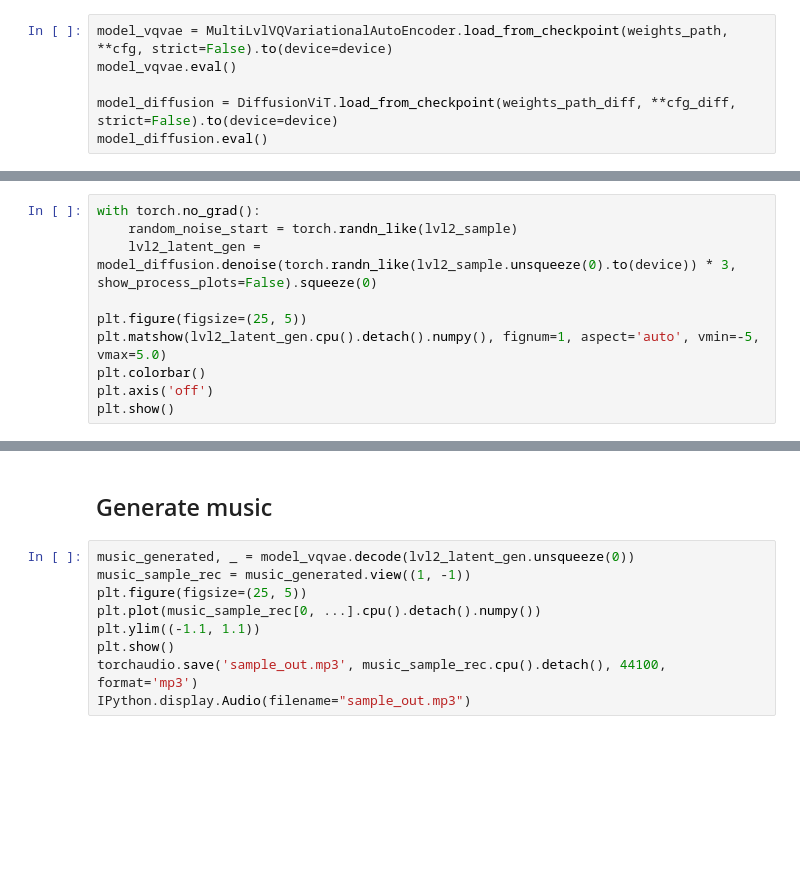
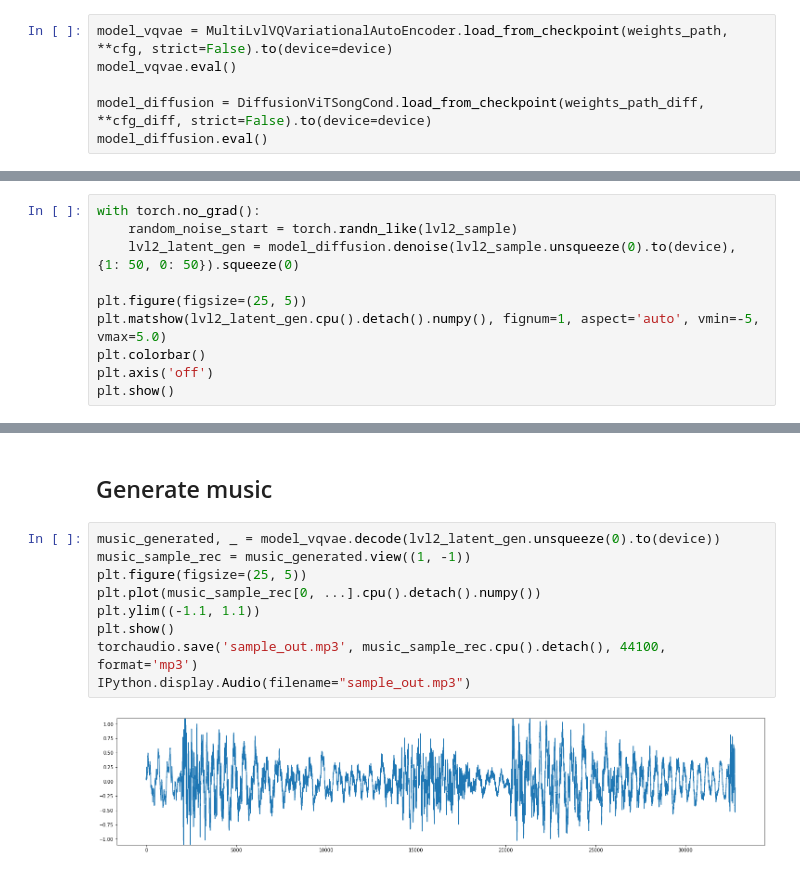
Before and after one commit to VovaTch/Infected_hdiff, a Jupyter notebook: test_diff_lvl1.ipynb, the cells around one changed output, grey strips where cells are left out. Cells and saved outputs as stored; diff of their text form; blank space fills up the shorter version.

```diff
--- a/test_diff_lvl1.ipynb
+++ b/test_diff_lvl1.ipynb
@@ -35,5 +35,5 @@ device = 'cuda' if torch.cuda.is_available() else 'cpu'
 model_vqvae = MultiLvlVQVariationalAutoEncoder.load_from_checkpoint(weights_path, **cfg, strict=False).to(device=device)
 model_vqvae.eval()
 
-model_diffusion = DiffusionViT.load_from_checkpoint(weights_path_diff, **cfg_diff, strict=False).to(device=device)
+model_diffusion = DiffusionViTSongCond.load_from_checkpoint(weights_path_diff, **cfg_diff, strict=False).to(device=device)
 model_diffusion.eval()
@@ -90,7 +115,7 @@ plt.show()
 # %%
 with torch.no_grad():
     random_noise_start = torch.randn_like(lvl2_sample)
-    lvl2_latent_gen = model_diffusion.denoise(torch.randn_like(lvl2_sample.unsqueeze(0).to(device)) * 3, show_process_plots=False).squeeze(0)
+    lvl2_latent_gen = model_diffusion.denoise(lvl2_sample.unsqueeze(0).to(device), {1: 50, 0: 50}).squeeze(0)
 
 plt.figure(figsize=(25, 5))
 plt.matshow(lvl2_latent_gen.cpu().detach().numpy(), fignum=1, aspect='auto', vmin=-5, vmax=5.0)
@@ -100,11 +144,13 @@ plt.show()
 # %% [markdown]
 ## Generate music
 # %%
-music_generated, _ = model_vqvae.decode(lvl2_latent_gen.unsqueeze(0))
+music_generated, _ = model_vqvae.decode(lvl2_latent_gen.unsqueeze(0).to(device))
 music_sample_rec = music_generated.view((1, -1))
 plt.figure(figsize=(25, 5))
 plt.plot(music_sample_rec[0, ...].cpu().detach().numpy())
 plt.ylim((-1.1, 1.1))
 plt.show()
 torchaudio.save('sample_out.mp3', music_sample_rec.cpu().detach(), 44100, format='mp3')
 IPython.display.Audio(filename="sample_out.mp3")
+# %% [output]
+[figure, added]
```
Also changed, not shown: parts of 5 cells of this notebook, 9 other files.
